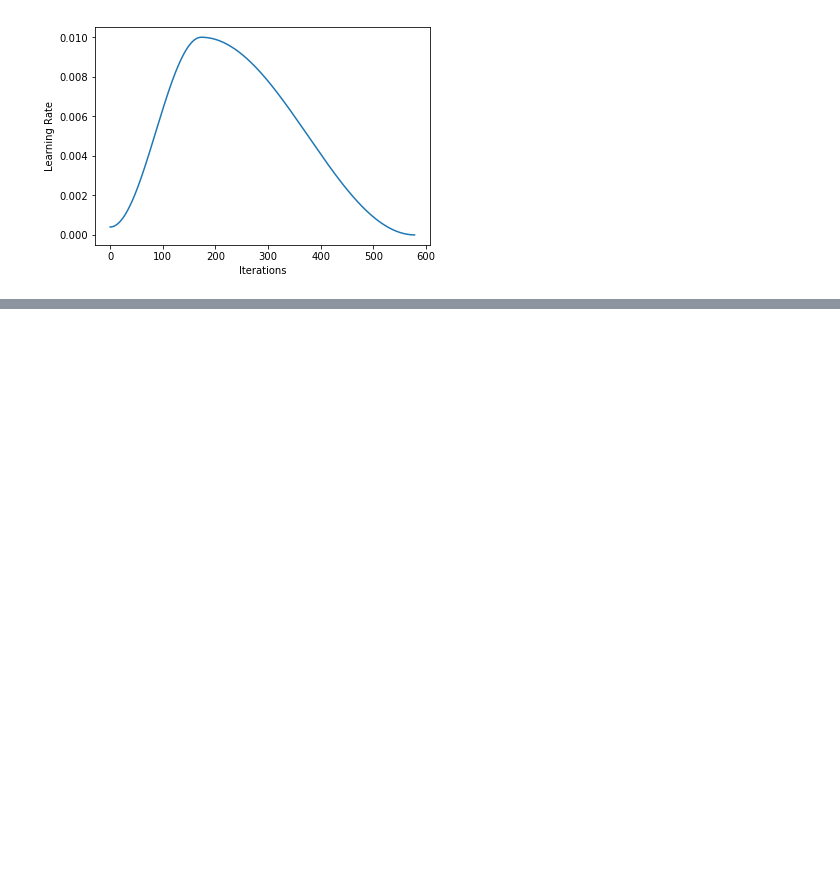
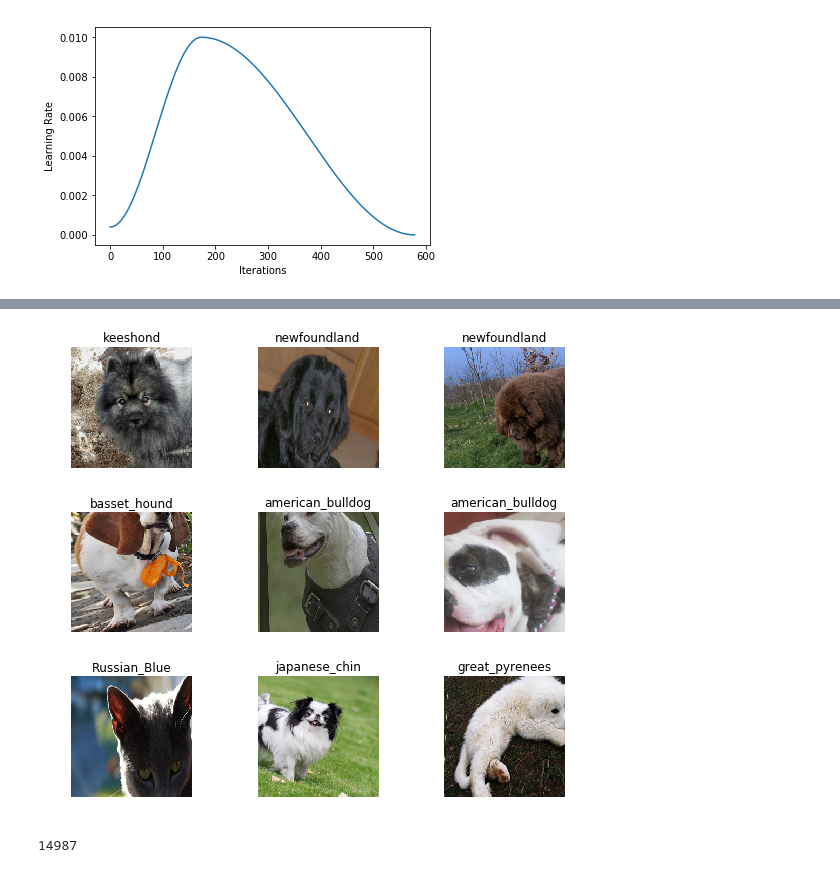
Before and after one commit to AutuanLiu/Fastai-Notes-V3, a Jupyter notebook: fastai_DL_nbs/lesson06_pets_more.ipynb, the cells around one changed output, grey strips where cells are left out. Saved outputs shown, nothing was run; the diff lists cells and outputs as text; code cells hidden in the pictures; blank space fills up the shorter version.

```diff
--- a/fastai_DL_nbs/lesson06_pets_more.ipynb
+++ b/fastai_DL_nbs/lesson06_pets_more.ipynb
@@ -146,0 +191,11 @@ learn.recorder.plot_lr()
+# %%
+data = get_data(224, bs)
+# %%
+data.show_batch(rows=3, figsize=(8, 7))
+# %% [output]
+[figure, added]
+# %%
+gc.collect()
+learn = cnn_learner(data, models.resnet34, metrics=[accuracy, error_rate], bn_final=True)
+# %% [output]
+14987
```
Also changed, not shown: parts of 45 cells of this notebook, 6 other files.
